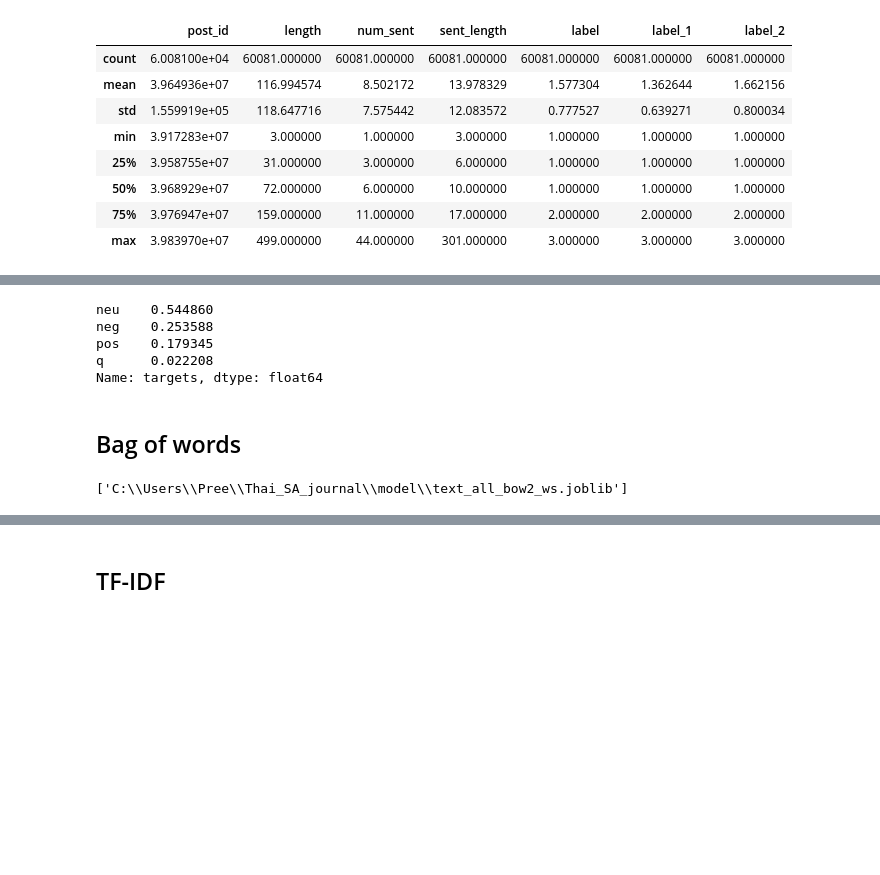
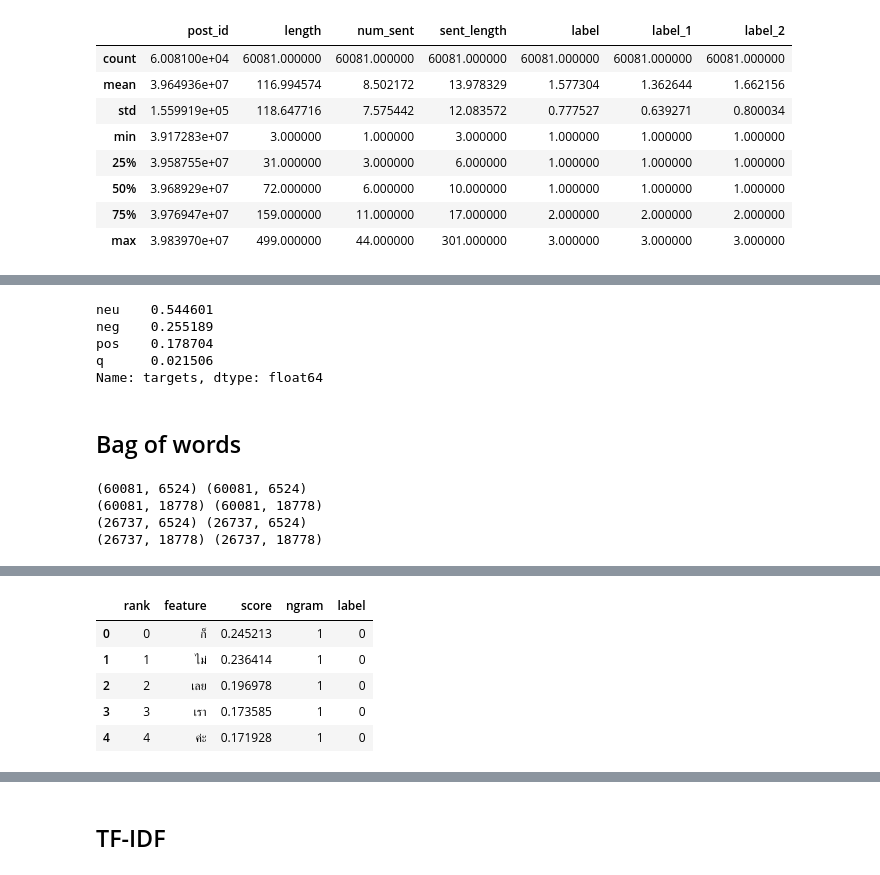
Before and after one commit to preenet/SETAR, a Jupyter notebook: src/Feature extraction.ipynb, the cells around one changed output, grey strips where cells are left out. Cells and saved outputs as stored; diff of their text form; code cells hidden in the pictures; blank space fills up the shorter version.

```diff
--- a/src/Feature extraction.ipynb
+++ b/src/Feature extraction.ipynb
@@ -62,3 +65,7 @@ df_ws.to_csv(os.path.dirname(os.getcwd()) + '\\' + 'wisesight.csv', index=False)
 df_kt.shape, df_ws.shape
 # %% [output]
 ((60081, 14), (26737, 2))
+# %%
+y_kt = df_kt['vote'].astype('category').cat.codes
+y_ws = df_ws['targets'].astype('category').cat.codes
+y_kt.unique(), y_ws.unique()
@@ -135,9 +136,9 @@ all_df_ws.shape, test_df_ws.shape
 # %%
 # class distribution
-all_df_ws.targets.value_counts() / all_df_ws.shape[0]
+df_ws.targets.value_counts() / df_ws.shape[0]
 # %% [output]
-neu    0.544860
-neg    0.253588
-pos    0.179345
-q      0.022208
+neu    0.544601
+neg    0.255189
+pos    0.178704
+q      0.021506
 Name: targets, dtype: float64
@@ -158,41 +146,35 @@ all_df_ws['targets'].to_csv(os.path.dirname(os.getcwd()) + '\\' + 'train_label_w
 ## Bag of words
 # %%
 from sklearn.feature_extraction.text import CountVectorizer, TfidfVectorizer
-import joblib
 
 # BOW with unigram and bigrams
-bow1 = CountVectorizer(ngram_range=(1, 1))
-bow2 = CountVectorizer(ngram_range=(2, 2))
+bow1 = CountVectorizer(tokenizer=process_thai, ngram_range=(1, 1), min_df=5)
+bow2 = CountVectorizer(tokenizer=process_thai, ngram_range=(2, 2), min_df=5)
 
-# fit kt and transfrom on train set
-bow1_fit_kt = bow1.fit(all_df_kt['processed'].apply(str))
-text_all_bow1_kt = bow1_fit_kt.transform(all_df_kt['processed'].apply(str))
-text_all_bow1_ws = bow1_fit_kt.transform(all_df_ws['processed'].apply(str))
+# fit kt and transform to both datasets
+bow1_fit_kt = bow1.fit(df_kt['text'].apply(str))
+text_bow1_kt = bow1_fit_kt.transform(df_kt['text'].apply(str))
+text_bow1_ws = bow1_fit_kt.transform(df_ws['texts'].apply(str))
 
-bow2_fit_kt = bow2.fit(all_df_kt['processed'].apply(str))
-text_all_bow2_kt = bow2_fit_kt.transform(all_df_kt['processed'].apply(str))
-text_all_bow2_ws = bow2_fit_kt.transform(all_df_ws['processed'].apply(str))
+bow2_fit_kt = bow2.fit(df_kt['text'].apply(str))
+text_bow2_kt = bow2_fit_kt.transform(df_kt['text'].apply(str))
+text_bow2_ws = bow2_fit_kt.transform(df_ws['texts'].apply(str))
 
-joblib.dump(text_all_bow1_kt, model_path+'text_all_bow1_kt.joblib')
-joblib.dump(text_all_bow1_ws, model_path+'text_all_bow1_ws.joblib')
-joblib.dump(text_all_bow2_kt, model_path+'text_all_bow2_kt.joblib')
-joblib.dump(text_all_bow2_ws, model_path+'text_all_bow2_ws.joblib')
+print(text_bow1_kt.toarray().shape,  text_bow1_kt.toarray().shape)
+print(text_bow2_kt.toarray().shape,  text_bow2_kt.toarray().shape)
 
-# bow1 = CountVectorizer(ngram_range=(1, 1))
-# bow2 = CountVectorizer(ngram_range=(2, 2))
-
-# # fit kt and transfrom on test set
-# bow1_fit_kt = bow1.fit(test_df_kt['processed'].apply(str))
-# text_test_bow1_kt = bow1_fit_kt.transform(test_df_kt['processed'].apply(str))
-# text_test_bow1_ws = bow1_fit_kt.transform(test_df_ws['processed'].apply(str))
-
-# bow2_fit_kt = bow2.fit(all_df_kt['processed'].apply(str))
-# text_test_bow2_kt = bow2_fit_kt.transform(test_df_kt['processed'].apply(str))
-# text_test_bow2_ws = bow2_fit_kt.transform(test_df_ws['processed'].apply(str))
-
-# joblib.dump(text_test_bow1_kt, model_path+'text_test_bow1_kt.joblib')
-# joblib.dump(text_test_bow1_ws, model_path+'text_test_bow1_ws.joblib')
-# joblib.dump(text_test_bow2_kt, model_path+'text_test_bow2_kt.joblib')
-# joblib.dump(text_test_bow2_ws, model_path+'text_test_bow2_ws.joblib')
+print(text_bow1_ws.toarray().shape,  text_bow1_ws.toarray().shape)
+print(text_bow2_ws.toarray().shape,  text_bow2_ws.toarray().shape)
 # %% [output]
-['C:\\Users\\Pree\\Thai_SA_journal\\model\\text_all_bow2_ws.joblib']
+(60081, 6524) (60081, 6524)
+(60081, 18778) (60081, 18778)
+(26737, 6524) (26737, 6524)
+(26737, 18778) (26737, 18778)
+# %%
+#visualize texts
+from visualize import top_feats_all, plot_top_feats
+features = bow1_fit_kt.get_feature_names()
+%time ts = top_feats_all(text_bow1_kt.toarray(), y_kt, features)
+print(ts[0].shape)
+ts[0].head()
+# %% [output]
@@ -198,0 +184,6 @@ joblib.dump(text_all_bow2_ws, model_path+'text_all_bow2_ws.joblib')
+|  | rank | feature | score | ngram | label |
+| 0 | 0 | ก็ | 0.245213 | 1 | 0 |
+| 1 | 1 | ไม่ | 0.236414 | 1 | 0 |
+| 2 | 2 | เลย | 0.196978 | 1 | 0 |
+| 3 | 3 | เรา | 0.173585 | 1 | 0 |
+| 4 | 4 | ค่ะ | 0.171928 | 1 | 0 |
```
Also changed, not shown: parts of 48 cells of this notebook, 30 other files.
